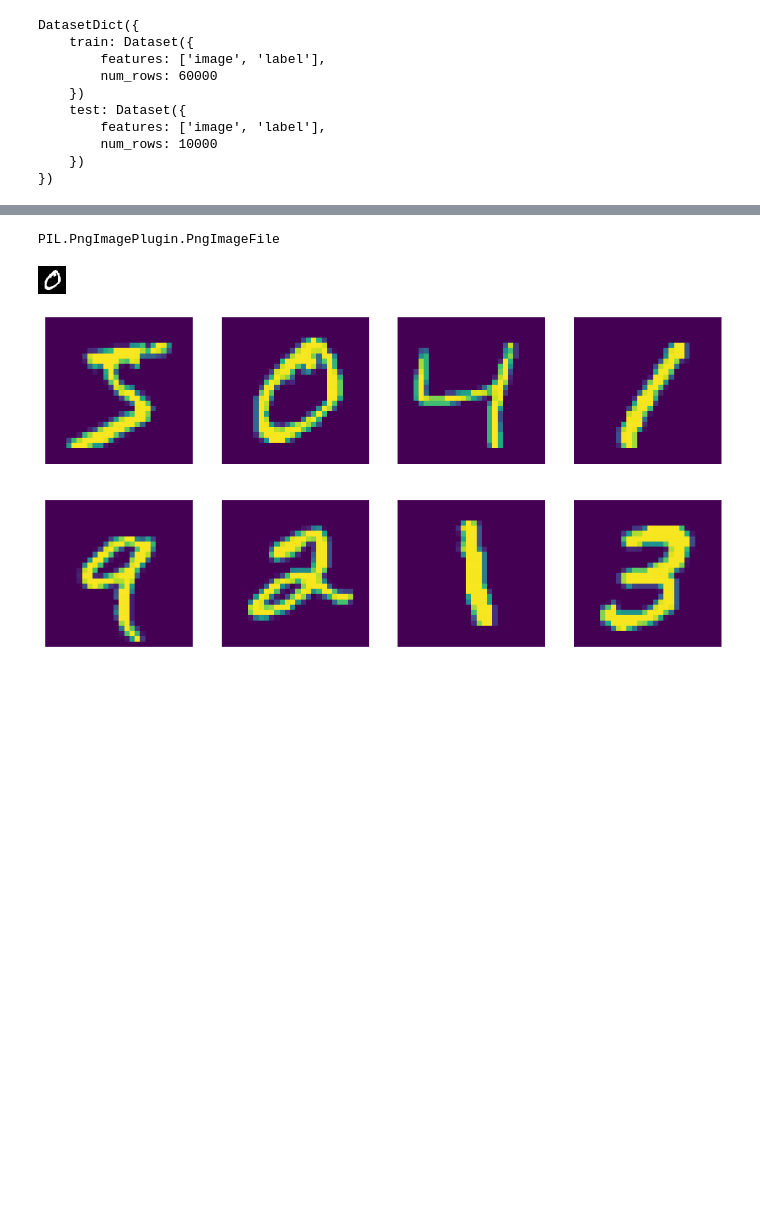
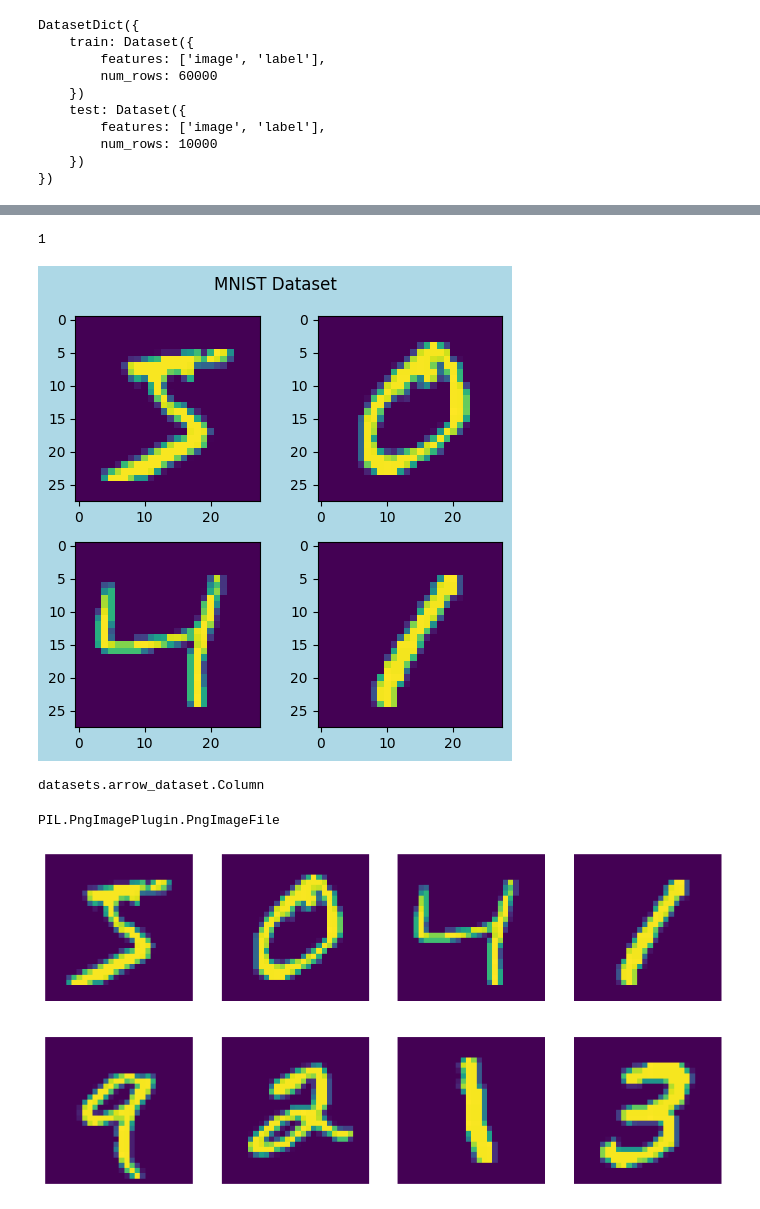
Before and after one commit to asuzukosi/ai-experiments-v2, a Jupyter notebook: opensource-ai-notebooks/[Basics]Compressing_Models.ipynb, the cells around one changed output, grey strips where cells are left out. Saved outputs shown, nothing was run; the diff lists cells and outputs as text; code cells hidden in the pictures; blank space fills up the shorter version.

```diff
--- a/opensource-ai-notebooks/[Basics]Compressing_Models.ipynb
+++ b/opensource-ai-notebooks/[Basics]Compressing_Models.ipynb
@@ -24,11 +123,25 @@ DatasetDict({
+# %%
+f, pos = plt.subplots(2, 2, figsize=(5, 5))
+pos[0, 0].imshow(train["image"][0])
+pos[0, 1].imshow(train["image"][1])
+pos[1, 0].imshow(train["image"][2])
+pos[1, 1].imshow(train["image"][3])
+f.suptitle("MNIST Dataset")
+f.tight_layout()
+f.patch.set_facecolor('lightblue')
+print(f.number)
+plt.show()
+# %% [output]
+1
+[figure, added]
 # %%
-type(mnist['train']['image'][1])
+type(mnist["train"]["image"])
 # %% [output]
-PIL.PngImagePlugin.PngImageFile
+datasets.arrow_dataset.Column
-# %%
-mnist["train"]["image"][1]
-# %% [output]
-[figure, removed]
+# %%
+type(mnist["train"]["image"][0])
+# %% [output]
+PIL.PngImagePlugin.PngImageFile
 # %%
 from genaibook.core import show_images
 
```
Also changed, not shown: parts of 23 cells of this notebook.
